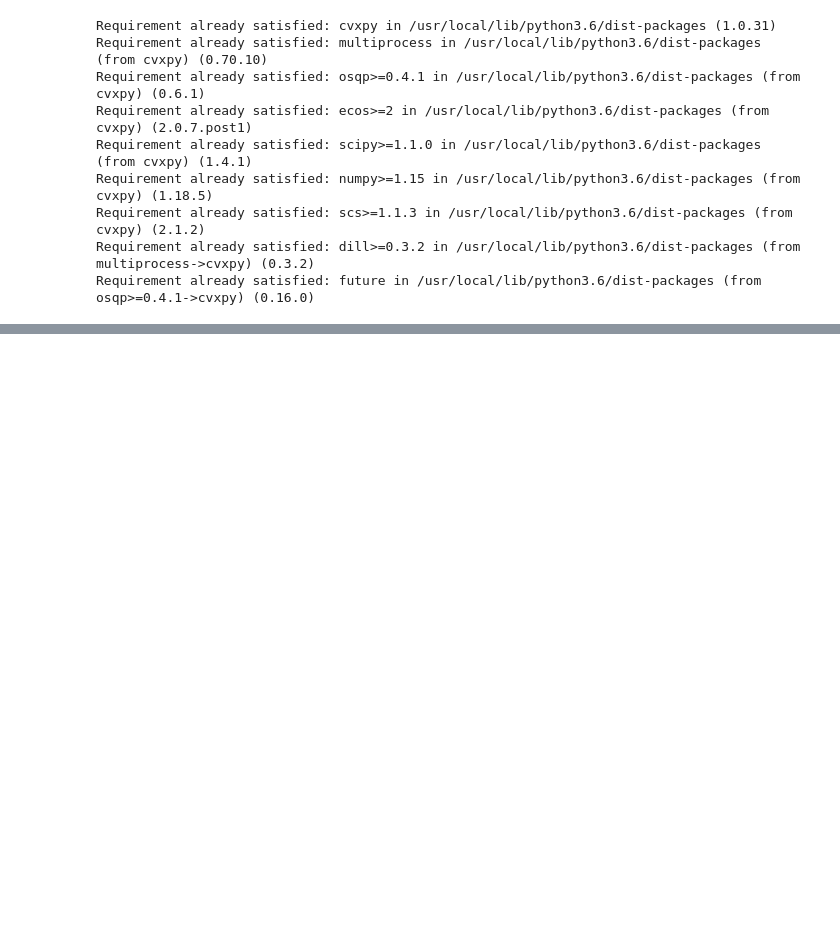
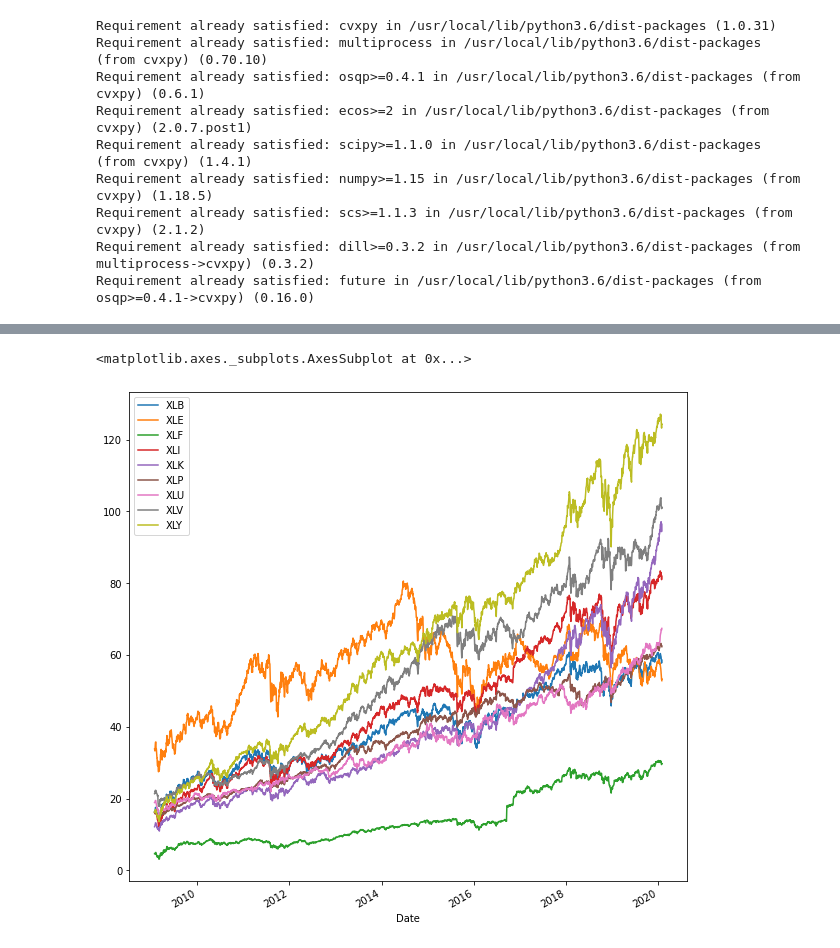
Before and after one commit to armandordorica/Portfolio_Optimization, a Jupyter notebook: markowitz_portfolio_optimization_master_YFINANCE.ipynb, the cells around one changed output, grey strips where cells are left out. Cells and saved outputs as stored; diff of their text form; code cells hidden in the pictures; blank space fills up the shorter version.

```diff
--- a/markowitz_portfolio_optimization_master_YFINANCE.ipynb
+++ b/markowitz_portfolio_optimization_master_YFINANCE.ipynb
@@ -226,0 +116,6 @@ Sharpe2 Ratio = 1.350000
+# %%
+from matplotlib.pyplot import figure
+price.plot(figsize=(10,10))
+# %% [output]
+<matplotlib.axes._subplots.AxesSubplot at 0x...>
+[figure, added]
```
Also changed, not shown: parts of 25 cells of this notebook.
